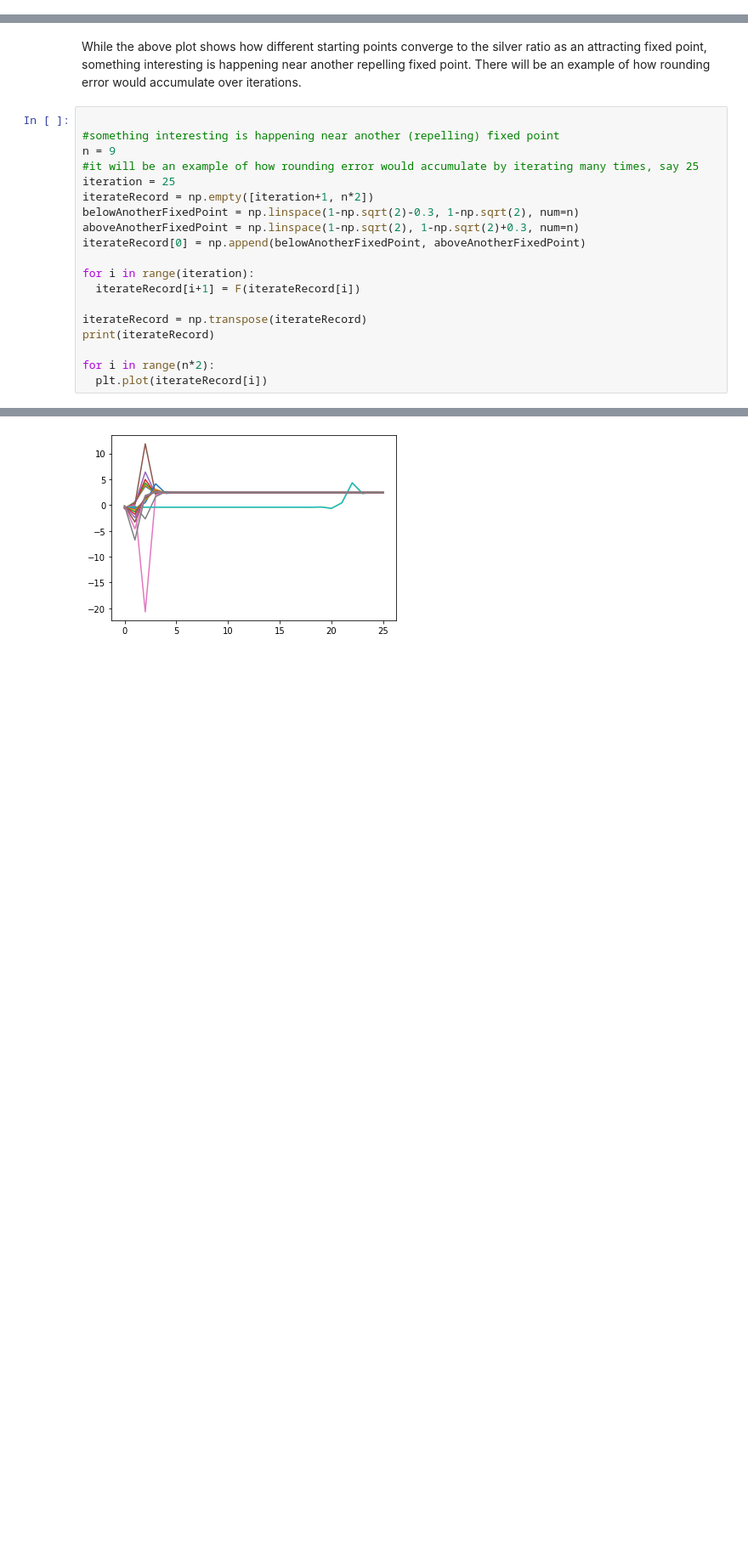
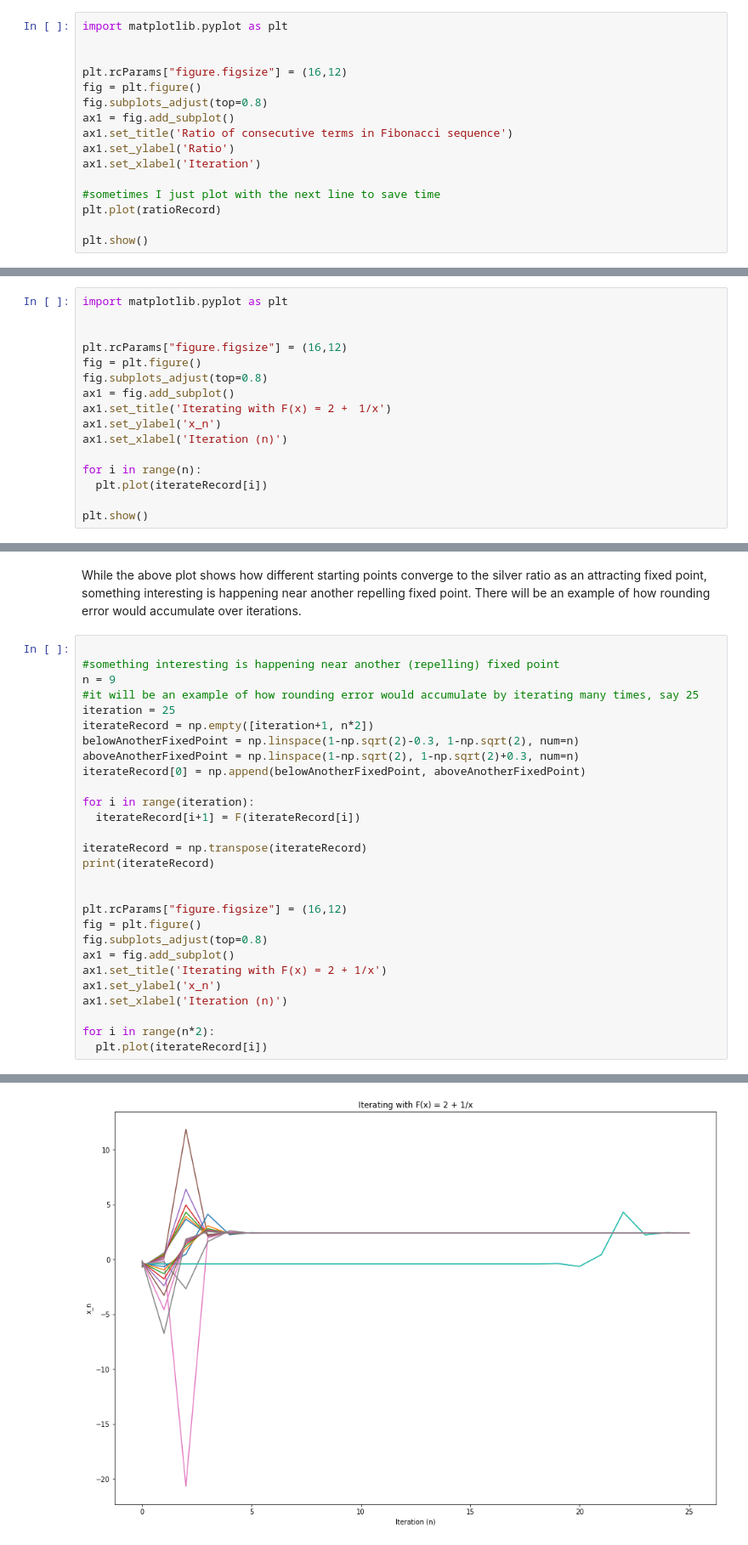
Before and after one commit to HanlunAI/NextGenCurriculumDemonstration, a Jupyter notebook: CollaborationDerivatives.ipynb, the cells around one changed output, grey strips where cells are left out. Shown at 85% size. Cells and saved outputs as stored; diff of their text form; blank space fills up the shorter version.

```diff
--- a/CollaborationDerivatives.ipynb
+++ b/CollaborationDerivatives.ipynb
@@ -41,0 +36,16 @@ plt.plot(ratioRecord)
+# %%
+import matplotlib.pyplot as plt
+
+
+plt.rcParams["figure.figsize"] = (16,12)
+fig = plt.figure()
+fig.subplots_adjust(top=0.8)
+ax1 = fig.add_subplot()
+ax1.set_title('Ratio of consecutive terms in Fibonacci sequence')
+ax1.set_ylabel('Ratio')
+ax1.set_xlabel('Iteration')
+
+#sometimes I just plot with the next line to save time
+plt.plot(ratioRecord)
+
+plt.show()
@@ -87,0 +94,16 @@ for i in range(n):
+# %%
+import matplotlib.pyplot as plt
+
+
+plt.rcParams["figure.figsize"] = (16,12)
+fig = plt.figure()
+fig.subplots_adjust(top=0.8)
+ax1 = fig.add_subplot()
+ax1.set_title('Iterating with F(x) = 2 +　1/x')
+ax1.set_ylabel('x_n')
+ax1.set_xlabel('Iteration (n)')
+
+for i in range(n):
+  plt.plot(iterateRecord[i])
+
+plt.show()
@@ -97,34 +121,43 @@ iterateRecord = np.empty([iteration+1, n*2])
 belowAnotherFixedPoint = np.linspace(1-np.sqrt(2)-0.3, 1-np.sqrt(2), num=n)
 aboveAnotherFixedPoint = np.linspace(1-np.sqrt(2), 1-np.sqrt(2)+0.3, num=n)
 iterateRecord[0] = np.append(belowAnotherFixedPoint, aboveAnotherFixedPoint)
 
 for i in range(iteration):
   iterateRecord[i+1] = F(iterateRecord[i])
 
 iterateRecord = np.transpose(iterateRecord)
 print(iterateRecord)
 
+
+plt.rcParams["figure.figsize"] = (16,12)
+fig = plt.figure()
+fig.subplots_adjust(top=0.8)
+ax1 = fig.add_subplot()
+ax1.set_title('Iterating with F(x) = 2 + 1/x')
+ax1.set_ylabel('x_n')
+ax1.set_xlabel('Iteration (n)')
+
 for i in range(n*2):
   plt.plot(iterateRecord[i])
 # %% [output]
 [[ -0.71421356   0.59985857   3.66705963   2.27269805   2.44000566
     2.40983512   2.41496615   2.41408448   2.41423571   2.41420976
     2.41421421   2.41421345   2.41421358   2.41421356   2.41421356
     2.41421356   2.41421356   2.41421356   2.41421356   2.41421356
     2.41421356   2.41421356   2.41421356   2.41421356   2.41421356
     2.41421356]
  [ -0.67671356   0.5222699    3.91471881   2.25544619   2.44337125
     2.40927059   2.41506338   2.41406781   2.41423857   2.41420927
     2.4142143    2.41421344   2.41421358   2.41421356   2.41421356
     2.41421356   2.41421356   2.41421356   2.41421356   2.41421356
     2.41421356   2.41421356   2.41421356   2.41421356   2.41421356
     2.41421356]
 ... (92 lines left out)
     2.41421304   2.41421365   2.41421355   2.41421357   2.41421356
     2.41421356   2.41421356   2.41421356   2.41421356   2.41421356
     2.41421356   2.41421356   2.41421356   2.41421356   2.41421356
     2.41421356]]
-[figure, old version]
+[figure, new version]
 # %% [markdown]
 **(C)** Logistic map
 
```
Also changed, not shown: parts of 10 cells of this notebook.
